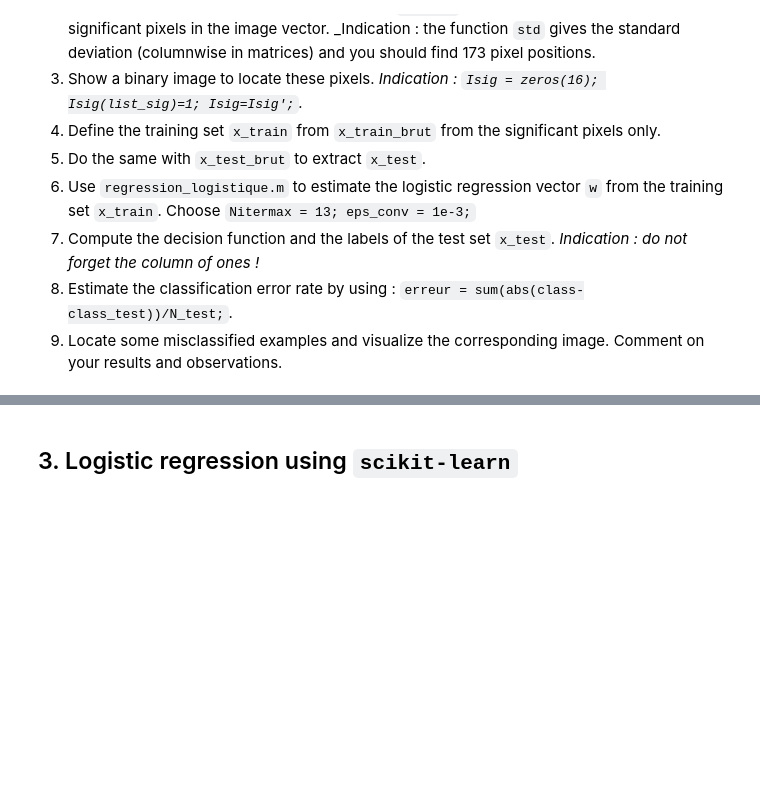
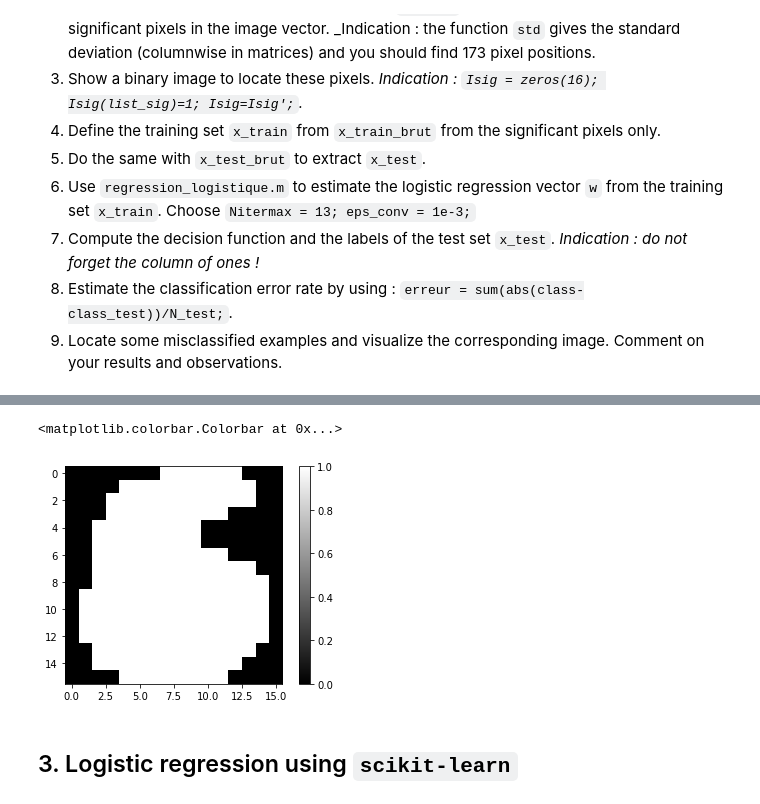
Before and after one commit to VictorCilleros/ML, a Jupyter notebook: TP3_archive/TP3_logistic_regression.ipynb, the cells around one changed output, grey strips where cells are left out. Cells and saved outputs as stored; diff of their text form; code cells hidden in the pictures; blank space fills up the shorter version.

```diff
--- a/TP3_archive/TP3_logistic_regression.ipynb
+++ b/TP3_archive/TP3_logistic_regression.ipynb
@@ -235,6 +235,7 @@ contains 256 pixel values coding for the gray level of a 16x16 image.
 # %%
 train_5 = np.loadtxt('train_5.txt',delimiter=',')   # 556 samples
 train_6 = np.loadtxt('train_6.txt',delimiter=',')   # 664 samples
+train=np.concatenate([train_5,train_6])
 # %% [markdown]
 ### Examples of images
 # %%
@@ -296,3 +325,10 @@ Comment on your results and observations.
+# %%
+
+plt.imshow((np.std(train,axis=0)>0.5).reshape((16,16)),cmap='gray')
+plt.colorbar()
+# %% [output]
+<matplotlib.colorbar.Colorbar at 0x...>
+[figure, added]
 # %% [markdown]
 ## 3. Logistic regression using `scikit-learn`
 # %% [markdown]
```
Also changed, not shown: parts of 4 cells of this notebook.
